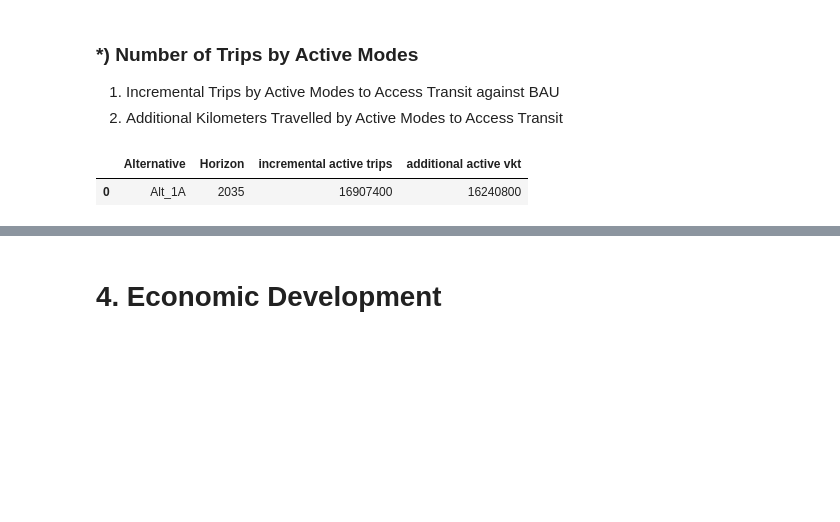
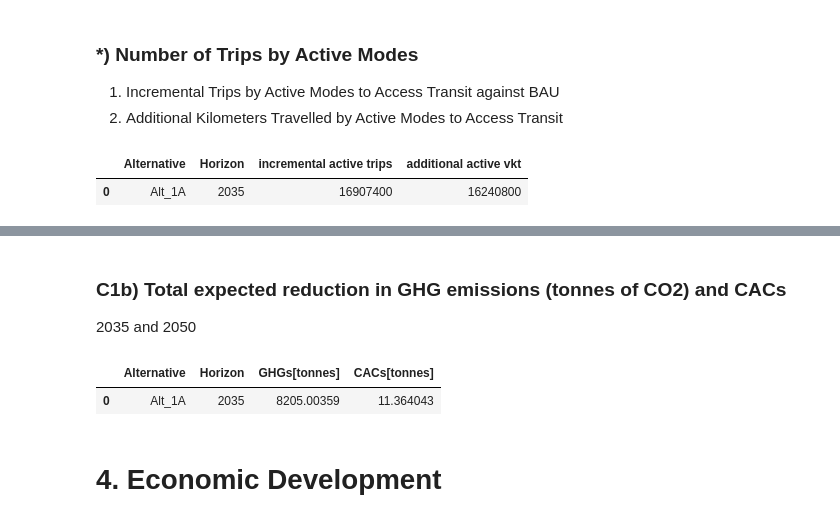
Before and after one commit to KristinaKwong/r2uPhase2, a Jupyter notebook: RTM/Scripts/MAE/MAE_Performance_Measures.ipynb, the cells around one changed output, grey strips where cells are left out. Saved outputs shown, nothing was run; the diff lists cells and outputs as text; code cells hidden in the pictures; blank space fills up the shorter version.

Commit message:
Calculate GHG/CAC emissions
update the VKT calculations

```diff
--- a/RTM/Scripts/MAE/MAE_Performance_Measures.ipynb
+++ b/RTM/Scripts/MAE/MAE_Performance_Measures.ipynb
@@ -770,3 +803,41 @@ vkt_percapita_table
+# %% [markdown]
+### C1b) Total expected reduction in GHG emissions (tonnes of CO2) and CACs
+2035 and 2050
+# %%
+# 2035 Horizon: 2035 BAU Factors in "Onroad EF T2050.xlsx"
+# 2050 Horizon: 2035 EV Agg Factors in "Onroad EF T2050.xlsx"
+# Factors {mode:[2035,2050]}
+GHG_factor = {"Auto":[ 152,   91], #Co2e (g/VKT)
+              "Bus": [ 748,  748],
+              "LGV": [ 238,  203],
+              "HGV": [1050, 1050]}
+CAC_factor = {"Auto":[0.21, 0.21], #CACs (g/VKT)
+              "Bus": [0.77, 0.77],
+              "LGV": [0.20, 0.18],
+              "HGV": [1.78, 1.78]}
+
+emission_table = annual_vkt_reduction_by_mode.copy()
+# emission_table["Total"] = emission_table["Auto"] + emission_table["LGV"] + emission_table["HGV"]
+
+emission_table["GHGs[tonnes]"] = 0
+emission_table["CACs[tonnes]"] = 0
+
+for i in range(2):
+    horizon = [2035,2050][i]
+    #for mode in ["Auto","Bus","LGV","HGV"]:
+    for mode in ["Auto","LGV","HGV"]: # do not include bus emissions
+        emission_table["GHGs[tonnes]"] = np.where(emission_table["Horizon"]==horizon,
+                                                  emission_table["GHGs[tonnes]"]+emission_table[mode]*GHG_factor[mode][i]/1000000,
+                                                  emission_table["GHGs[tonnes]"])
+        emission_table["CACs[tonnes]"] = np.where(emission_table["Horizon"]==horizon,
+                                                  emission_table["CACs[tonnes]"]+emission_table[mode]*CAC_factor[mode][i]/1000000,
+                                                  emission_table["CACs[tonnes]"])
+emission_table.drop(columns=["Auto","Bus","LGV","HGV"], inplace=True)
+emission_table.to_csv("C1b.csv",index=False)
+emission_table
+# %% [output]
+|  | Alternative | Horizon | GHGs[tonnes] | CACs[tonnes] |
+| 0 | Alt_1A | 2035 | 8205.00359 | 11.364043 |
 # %% [markdown]
 # 4. Economic Development
 # %% [markdown]
```
Also changed, not shown: parts of 8 cells of this notebook.
